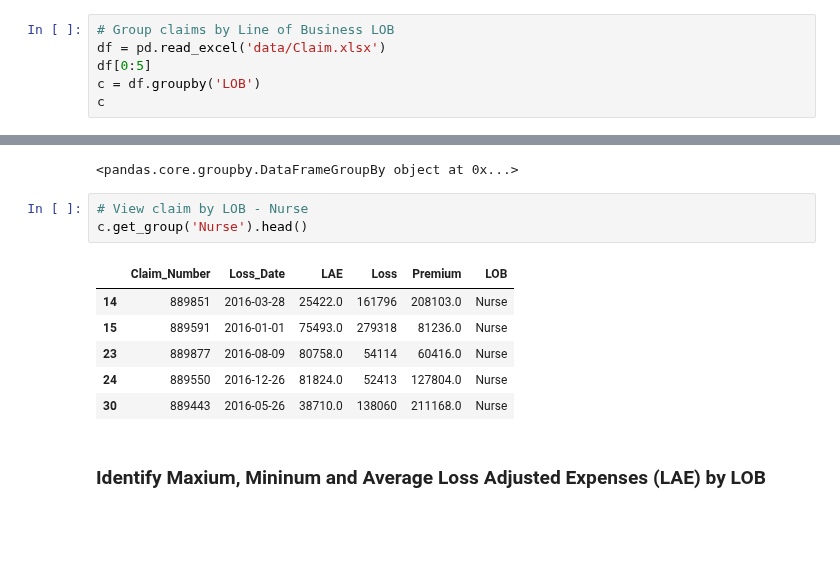
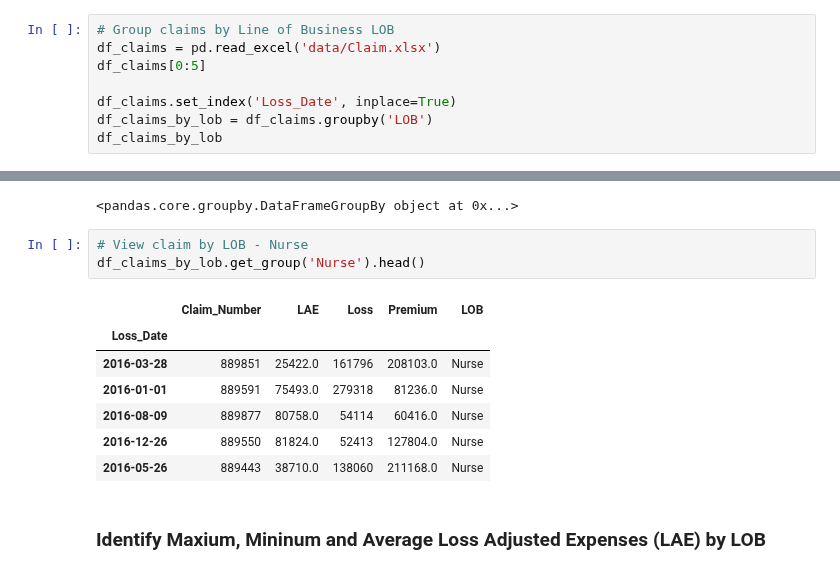
Before and after one commit to jasminjohnson/jasminjohnson.github.io, a Jupyter notebook: downloads/notebooks/MergeReshapeData.ipynb, the cells around one changed output, grey strips where cells are left out. Cells and saved outputs as stored; diff of their text form; blank space fills up the shorter version.

```diff
--- a/downloads/notebooks/MergeReshapeData.ipynb
+++ b/downloads/notebooks/MergeReshapeData.ipynb
@@ -246,10 +249,12 @@ Categories (5, object): [Layer1 < Layer2 < Layer3 < XOL < Clash]
 - With a DataFrame, bar plots group the values in each row together in a group in bars, side by side, for each value
 # %%
 # Group claims by Line of Business LOB
-df = pd.read_excel('data/Claim.xlsx')
-df[0:5]
-c = df.groupby('LOB')
-c
+df_claims = pd.read_excel('data/Claim.xlsx')
+df_claims[0:5]
+
+df_claims.set_index('Loss_Date', inplace=True)
+df_claims_by_lob = df_claims.groupby('LOB')
+df_claims_by_lob
 # %% [output]
 |  | Claim_Number | Loss_Date | LAE | Loss | Premium | LOB |
 | 0 | 883745 | 2016-09-24 | 95846.0 | 147030 | 165910.0 | Podiatrist |
@@ -260,14 +265,15 @@ c
 <pandas.core.groupby.DataFrameGroupBy object at 0x...>
 # %%
 # View claim by LOB - Nurse
-c.get_group('Nurse').head()
+df_claims_by_lob.get_group('Nurse').head()
 # %% [output]
-|  | Claim_Number | Loss_Date | LAE | Loss | Premium | LOB |
-| 14 | 889851 | 2016-03-28 | 25422.0 | 161796 | 208103.0 | Nurse |
-| 15 | 889591 | 2016-01-01 | 75493.0 | 279318 | 81236.0 | Nurse |
-| 23 | 889877 | 2016-08-09 | 80758.0 | 54114 | 60416.0 | Nurse |
-| 24 | 889550 | 2016-12-26 | 81824.0 | 52413 | 127804.0 | Nurse |
-| 30 | 889443 | 2016-05-26 | 38710.0 | 138060 | 211168.0 | Nurse |
+|  | Claim_Number | LAE | Loss | Premium | LOB |
+| Loss_Date |  |  |  |  |  |
+| 2016-03-28 | 889851 | 25422.0 | 161796 | 208103.0 | Nurse |
+| 2016-01-01 | 889591 | 75493.0 | 279318 | 81236.0 | Nurse |
+| 2016-08-09 | 889877 | 80758.0 | 54114 | 60416.0 | Nurse |
+| 2016-12-26 | 889550 | 81824.0 | 52413 | 127804.0 | Nurse |
+| 2016-05-26 | 889443 | 38710.0 | 138060 | 211168.0 | Nurse |
 # %% [markdown]
 ### Identify Maxium, Mininum and Average Loss Adjusted Expenses (LAE) by LOB
 # %%
```
Also changed, not shown: parts of 23 cells of this notebook, 3 other files.
